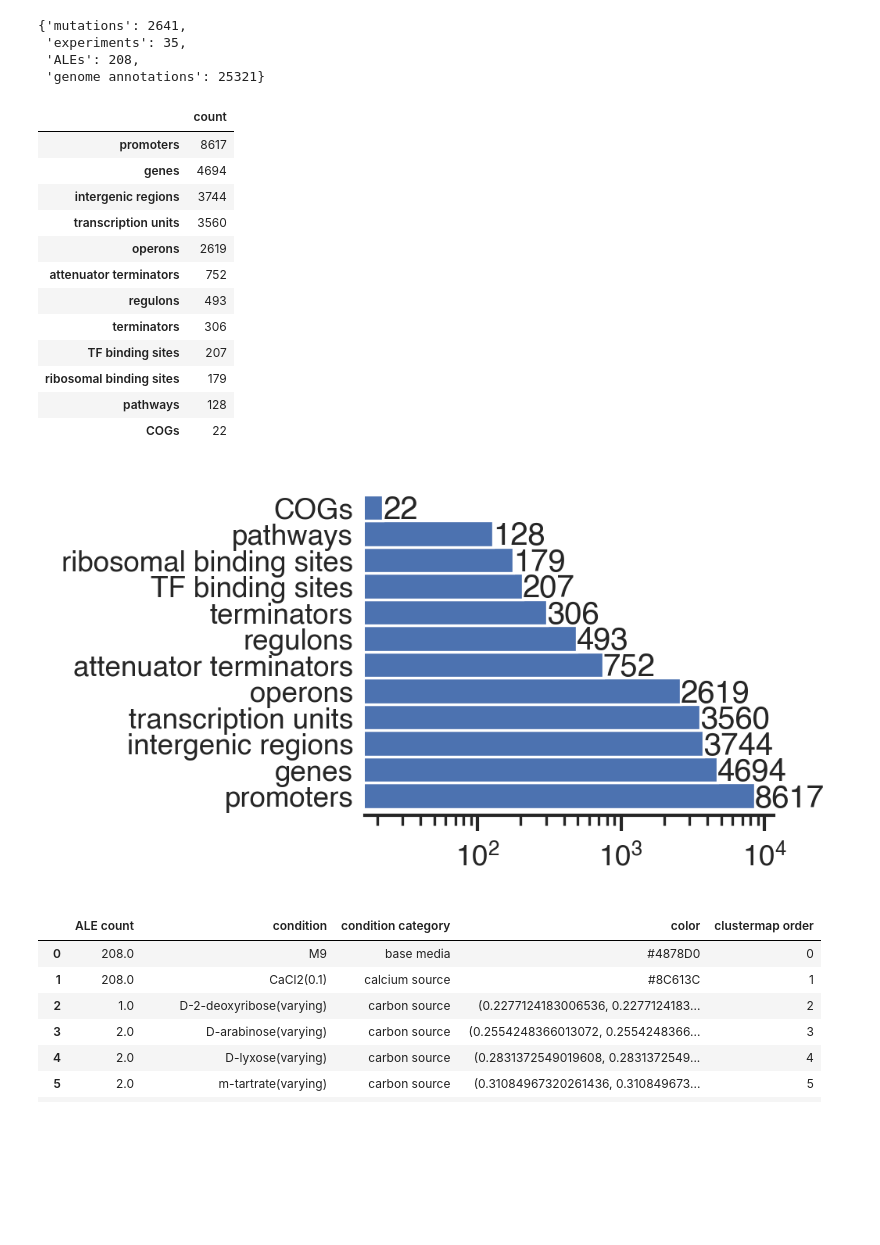
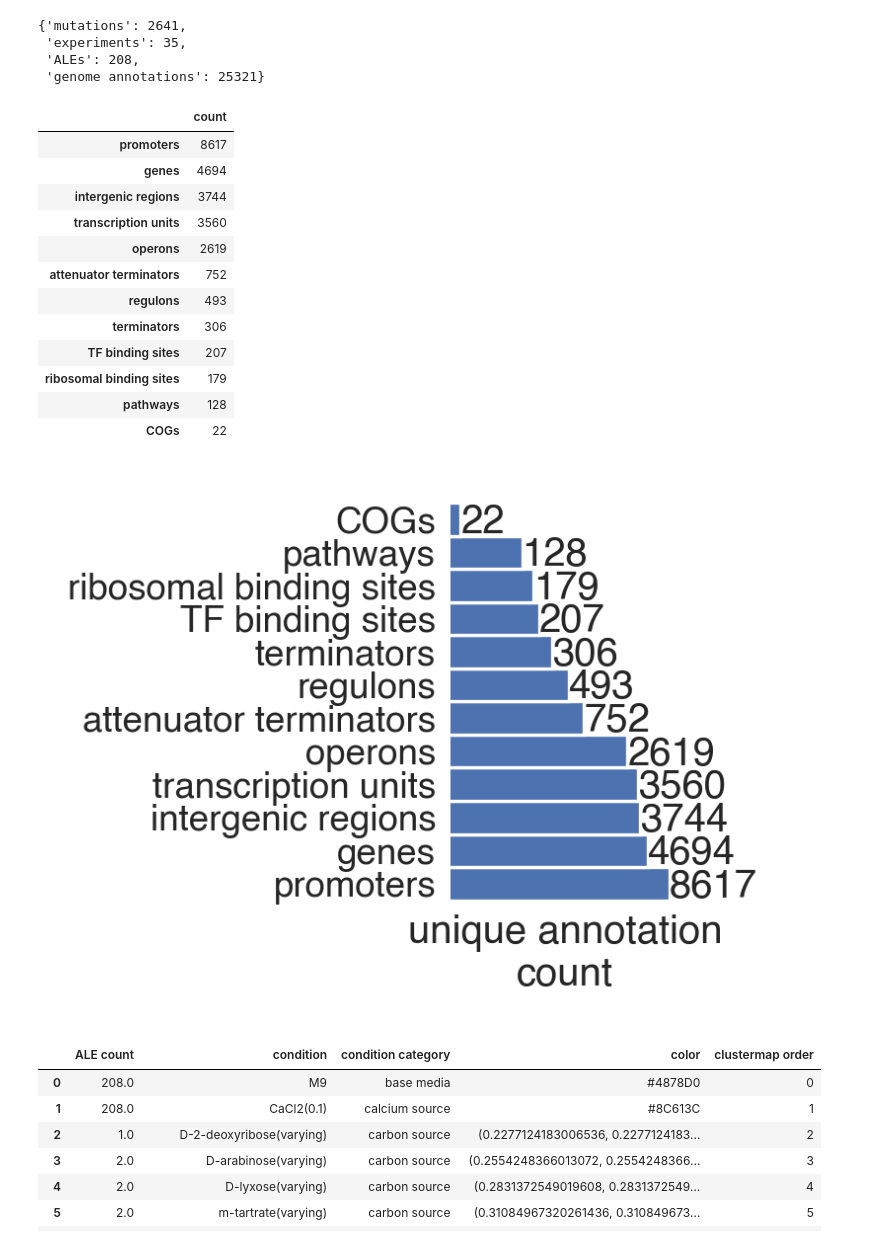
Before and after one commit to Aletechdev/ava, a Jupyter notebook: ava_ms_sizes.ipynb, the cells around one changed output. Cells and saved outputs as stored; diff of their text form; code cells hidden in the pictures; blank space fills up the shorter version.

Commit message:
updated plot formatting for fig1

```diff
--- a/ava_ms_sizes.ipynb
+++ b/ava_ms_sizes.ipynb
@@ -202,41 +202,46 @@ ax = cnt_df.plot.barh(
 #     x="index",
     color="#4C72B0",
 #     color="#4169e1",
-    figsize=(2.25,1.85),
+    figsize=(1.,1.85),
     width=1
 )
 
-sns.despine(ax=ax, top=True, right=True, bottom=False, left=True)
+sns.despine(ax=ax, top=True, right=True, bottom=True, left=True)
 ax.get_legend().remove()
 plt.xscale('log')
 ax.tick_params(axis='y', which='major', length=0)
 
 for tick in ax.get_xticklabels():
     tick.set_fontname("Helvetica")
 for tick in ax.get_yticklabels():
     tick.set_fontname("Helvetica")
 
 cnt_df = cnt_df.reset_index()  # Resetting index for the below annotations to work
 for i, r in cnt_df.iterrows():
     s = str(int(r["count"]))
     ax.text(r["count"], i-0.41,  s, fontname="Helvetica")
 
+ax.tick_params(axis='both', which='both', length=0)
+ax.set_xticklabels([])
+ax.set_xlabel('unique annotation\ncount', fontname="Helvetica")
+ax.xaxis.labelpad = -2
+
 plt.savefig("./figs/AVA_annot_mags.svg", format="svg")
 # %% [output]
 |  | count |
 | promoters | 8617 |
 | genes | 4694 |
 | intergenic regions | 3744 |
 | transcription units | 3560 |
 | operons | 2619 |
 | attenuator terminators | 752 |
 | regulons | 493 |
 | terminators | 306 |
 | TF binding sites | 207 |
 | ribosomal binding sites | 179 |
 | pathways | 128 |
 | COGs | 22 |
-[figure, old version]
+[figure, new version]
 # %%
 # cond_col_color_pal_d = {
 #     "temperature": "PuOr_r",
```
Also changed, not shown: parts of 1 cell of this notebook.
